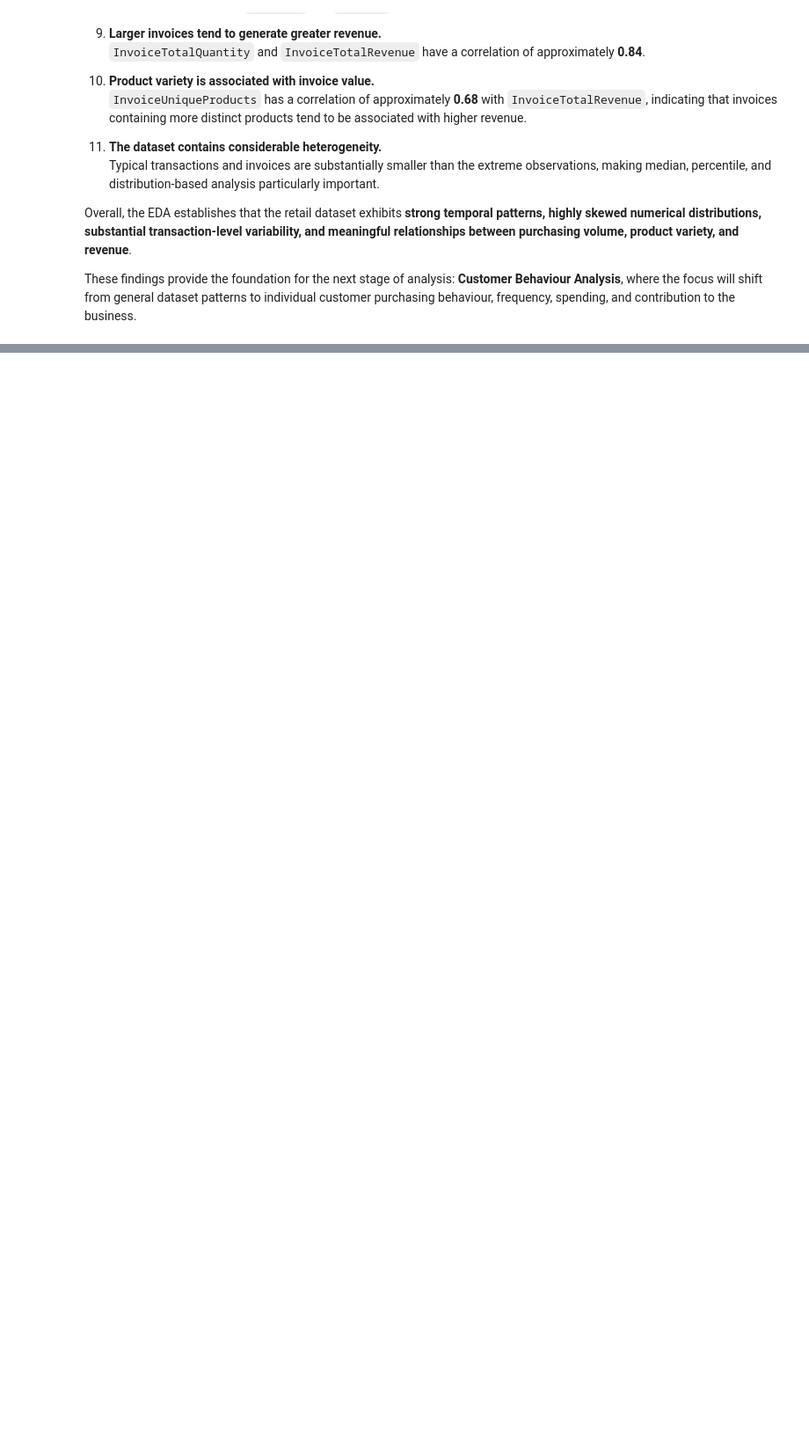
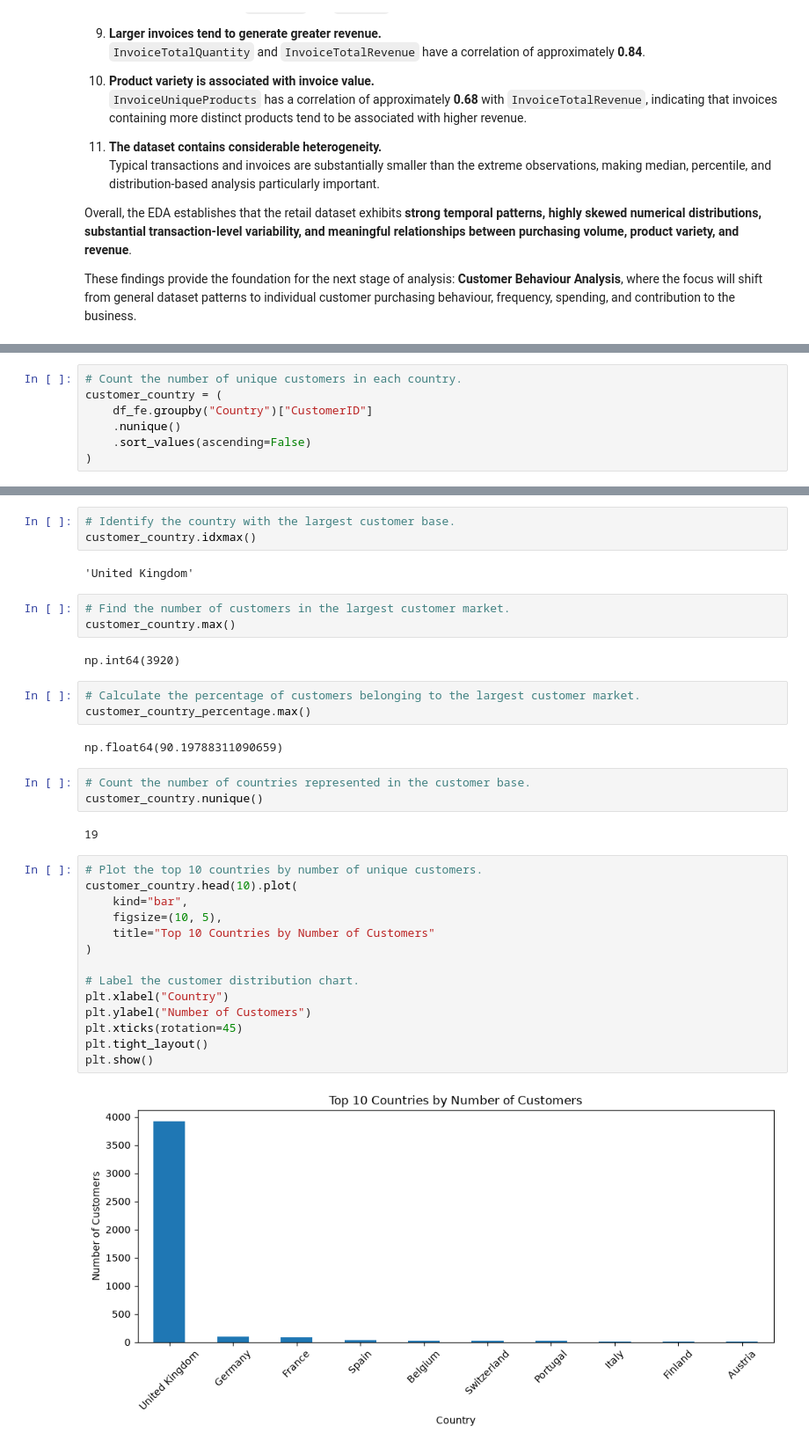
Before and after one commit to KashishSirohiwal/ShadowFox, a Jupyter notebook: Intermediate/notebooks/online_retail_analysis.ipynb, the cells around one changed output, grey strips where cells are left out. Shown at 88% size. Drawn from its saved outputs; the diff is of its cells as text; blank space fills up the shorter version.

Commit message:
feat: Customer Behaviour Analysis along subsection-deductions

```diff
--- a/Intermediate/notebooks/online_retail_analysis.ipynb
+++ b/Intermediate/notebooks/online_retail_analysis.ipynb
@@ -2372,0 +2543,7 @@ These findings provide the foundation for the next stage of analysis: **Customer
+# %%
+# Count the number of unique customers in each country.
+customer_country = (
+    df_fe.groupby("Country")["CustomerID"]
+    .nunique()
+    .sort_values(ascending=False)
+)
@@ -2372,0 +2630,36 @@ These findings provide the foundation for the next stage of analysis: **Customer
+# %%
+# Identify the country with the largest customer base.
+customer_country.idxmax()
+# %% [output]
+'United Kingdom'
+# %%
+# Find the number of customers in the largest customer market.
+customer_country.max()
+# %% [output]
+np.int64(3920)
+# %%
+# Calculate the percentage of customers belonging to the largest customer market.
+customer_country_percentage.max()
+# %% [output]
+np.float64(90.19788311090659)
+# %%
+# Count the number of countries represented in the customer base.
+customer_country.nunique()
+# %% [output]
+19
+# %%
+# Plot the top 10 countries by number of unique customers.
+customer_country.head(10).plot(
+    kind="bar",
+    figsize=(10, 5),
+    title="Top 10 Countries by Number of Customers"
+)
+
+# Label the customer distribution chart.
+plt.xlabel("Country")
+plt.ylabel("Number of Customers")
+plt.xticks(rotation=45)
+plt.tight_layout()
+plt.show()
+# %% [output]
+[figure, added]
```
Also changed, not shown: parts of 135 cells of this notebook.
